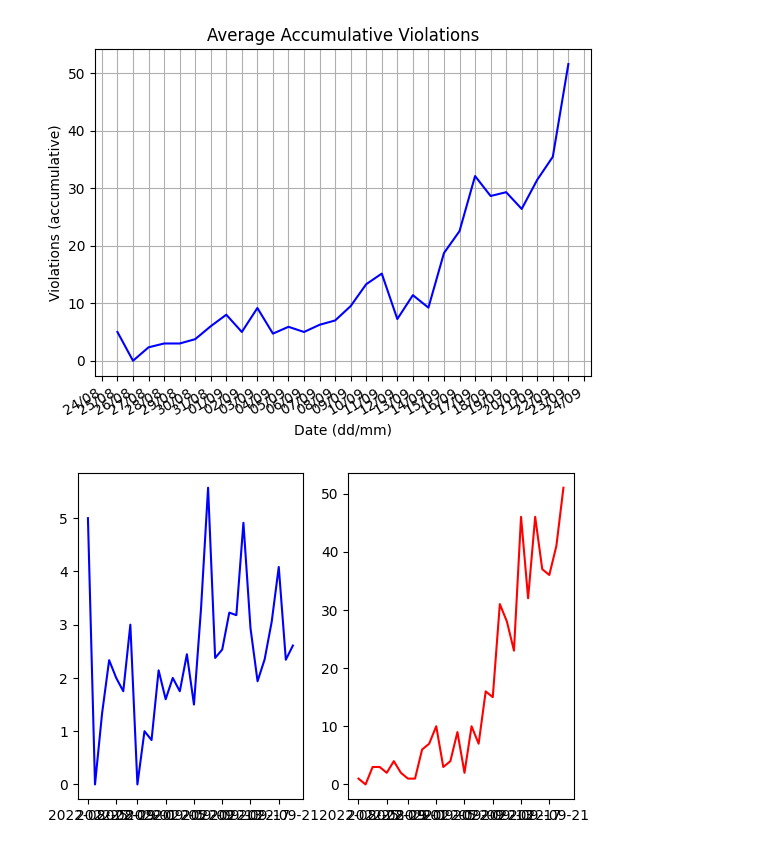
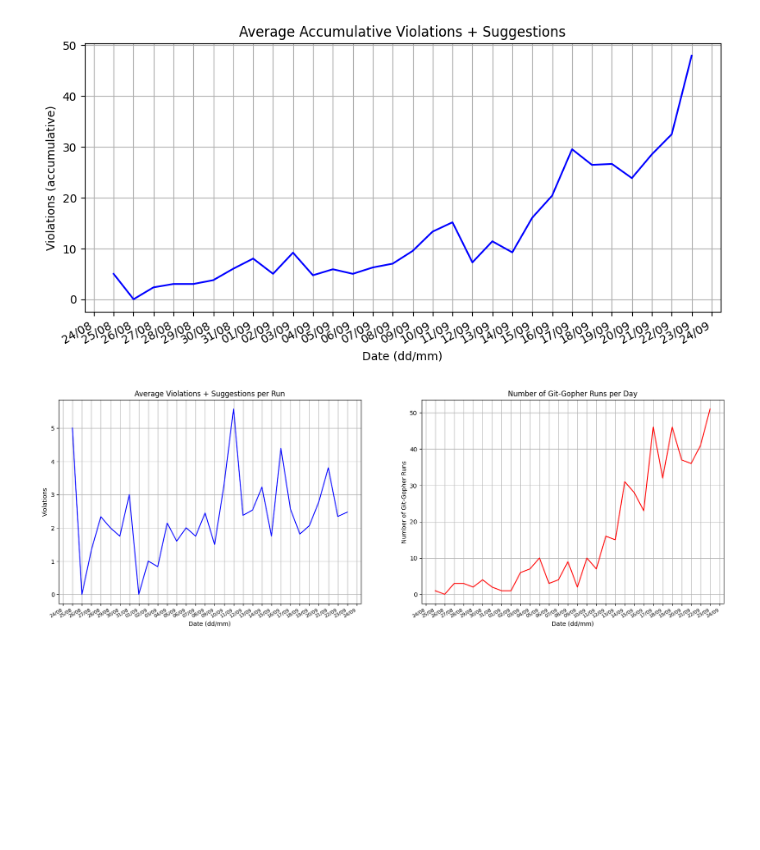
Before and after one commit to Git-Gopher/go-gopher, a Jupyter notebook: notebooks/logs.ipynb, the cells around one changed output. Drawn from its saved outputs; the diff is of its cells as text; code cells hidden in the pictures; blank space fills up the shorter version.

```diff
--- a/notebooks/logs.ipynb
+++ b/notebooks/logs.ipynb
@@ -19,14 +20,18 @@ def load(path: str):
 
 data = load("../data/merged-log-SOFTENG206-2022.json")
 # %%
-plt.title("Average Accumulative Violations")
-plt.xlabel("Date (dd/mm)")
-plt.ylabel("Violations (accumulative)")
-plt.gca().xaxis.set_major_formatter(mdates.DateFormatter("%d/%m"))
-plt.gca().xaxis.set_major_locator(mdates.DayLocator())
-plt.gcf().autofmt_xdate()
-plt.grid(True)
-from statistics import mean
+fig, ax1 = plt.subplots(1, 1)
+
+ax1.set_title("Average Accumulative Violations + Suggestions")
+ax1.set_xlabel("Date (dd/mm)")
+ax1.set_ylabel("Violations (accumulative)")
+ax1.xaxis.set_major_formatter(mdates.DateFormatter("%d/%m"))
+ax1.xaxis.set_major_locator(mdates.DayLocator())
+fig.autofmt_xdate()
+ax1.grid(True)
+
+fig.set_figwidth(7)
+fig.set_figwidth(10)
 
 
 def date_range(start, end):
@@ -48,7 +53,10 @@ def acc2(data):
         violations = x["violations"]
         # remove binary biolation as it was very broken at a point
         violations = list(
-            filter(lambda x: x["Name"] not in ["BinaryViolation"], violations)
+            filter(
+                lambda x: x["Name"] not in ["BinaryViolation", "EmptyCommitViolation"],
+                violations,
+            )
         )
         groupName = x["name"]
         groups[groupName].append((date, violations))
@@ -109,7 +117,12 @@ def accumulative(data):
 
         # filter binary violations because they were briefly broken and would dirty results
         fs = x["violations"]
-        fs = list(filter(lambda x: x["Name"] not in ["BinaryViolation"], fs))
+        fs = list(
+            filter(
+                lambda x: x["Name"] not in ["BinaryViolation", "EmptyCommitViolation"],
+                fs,
+            )
+        )
         vs[x["name"]].append(len(fs))
 
     for k in ds.keys():
@@ -120,42 +133,57 @@ def accumulative(data):
 
 def average(data):
     avgds = []
     avgvs = []
     accds = []
     accvs = []
 
     for x in data:
         date = dateutil.parser.isoparse(x["date"])
         # time field only became available later but is more accurate
         if "Time" in x:
             avgds.append(x["Time"])
         else:
             avgds.append(date)
 
         # filter binary violations because they were briefly broken and would dirty results
         vs = x["violations"]
         avgds.copy()
         vs = list(filter(lambda x: x["Name"] not in ["BinaryViolation"], vs))
         accvs.append(len(vs))
 
     plt.plot(accds, accvs, c="blue")
 
     plt.legend(loc="center left", bbox_to_anchor=(1, 0.5))
 
 
 acc2(data)
 # accumulative(data)
 # average(data)
 # %% [output]
-[figure, old version]
+[figure, new version]
 # %%
-plt.title("Average Violations Per Run")
-plt.xlabel("Date (dd/mm)")
-plt.ylabel("Violations")
-plt.gca().xaxis.set_major_formatter(mdates.DateFormatter("%d/%m"))
-plt.gca().xaxis.set_major_locator(mdates.DayLocator())
-plt.gcf().autofmt_xdate()
-plt.grid(True)
+fig, (ax1, ax2) = plt.subplots(1, 2)
+
+
+ax1.set_title("Average Violations + Suggestions per Run")
+ax1.set_xlabel("Date (dd/mm)")
+ax1.set_ylabel("Violations")
+ax1.xaxis.set_major_formatter(mdates.DateFormatter("%d/%m"))
+ax1.xaxis.set_major_locator(mdates.DayLocator())
+ax1.grid(True)
+ax1.tick_params(axis="x", labelsize=8)
+
+ax2.set_title("Number of Git-Gopher Runs per Day")
+ax2.set_xlabel("Date (dd/mm)")
+ax2.set_ylabel("Number of Git-Gopher Runs")
+ax2.xaxis.set_major_formatter(mdates.DateFormatter("%d/%m"))
+ax2.xaxis.set_major_locator(mdates.DayLocator())
+ax2.grid(True)
+ax2.tick_params(axis="x", labelsize=8)
+
+fig.set_figheight(7)
+fig.set_figwidth(20)
+fig.autofmt_xdate()
 
 # logs are "accumulative" violations (ie: all violations that exist within the project.
 # instead plot as "new" violations per GHA run
@@ -172,7 +200,10 @@ def violationsPerRun(data):
         violations = x["violations"]
         # remove binary biolation as it was very broken at a point
         violations = list(
-            filter(lambda x: x["Name"] not in ["BinaryViolation"], violations)
+            filter(
+                lambda x: x["Name"] not in ["BinaryViolation", "EmptyCommitViolation"],
+                violations,
+            )
         )
         groupName = x["name"]
         groups[groupName].append(
@@ -232,12 +263,11 @@ def violationsPerRun(data):
         ys.append(mean(vs))
         xs.append(lower)
 
-    plt.subplot(1, 2, 1)
-    plt.plot(xs, ys, c="blue")
-    plt.subplot(1, 2, 2)
-    plt.plot(xs, total_contribs, c="red")
+    ax1.plot(xs, ys, c="blue")
+    ax2.plot(xs, total_contribs, c="red")
+
 
 violationsPerRun(data)
 # %% [output]
-[figure, old version]
+[figure, new version]
 # %%
```
Also changed, not shown: parts of 2 cells of this notebook.
